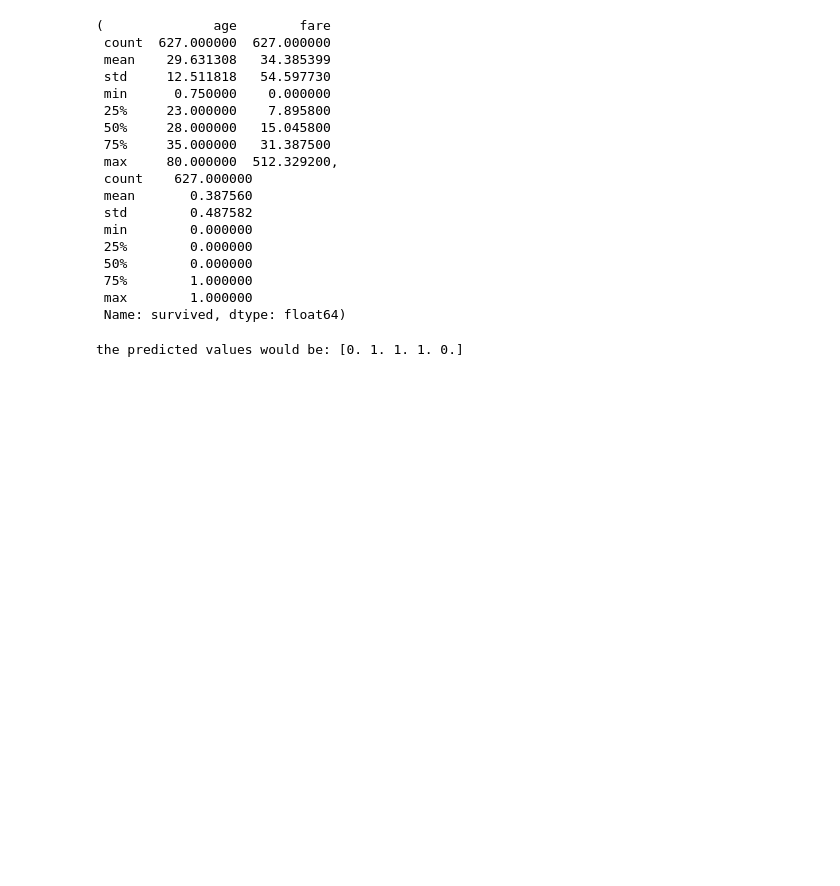
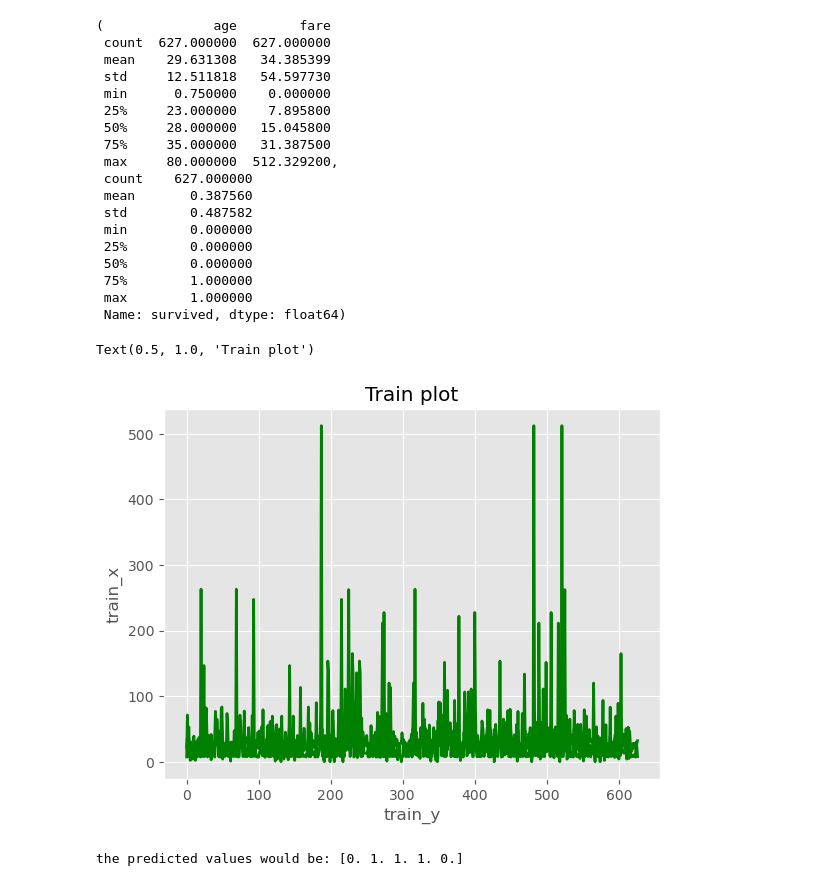
Before and after one commit to victoriamuinde07/MachineLearning-projects, a Jupyter notebook: index.ipynb, the cells around one changed output. Saved outputs shown, nothing was run; the diff lists cells and outputs as text; code cells hidden in the pictures; blank space fills up the shorter version.

```diff
--- a/index.ipynb
+++ b/index.ipynb
@@ -72,6 +72,15 @@ train_x.describe(),train_y.describe()
  75%        1.000000
  max        1.000000
  Name: survived, dtype: float64)
+# %%
+style.use('ggplot')
+plt.plot(train_x,'g',label='line one',linewidth=2)
+plt.xlabel('train_y')
+plt.ylabel('train_x')
+plt.title('Train plot')
+# %% [output]
+Text(0.5, 1.0, 'Train plot')
+[figure, added]
 # %%
 from sklearn.tree import DecisionTreeRegressor
 train_model=DecisionTreeRegressor(random_state=1)
```
Also changed, not shown: parts of 1 cell of this notebook.
